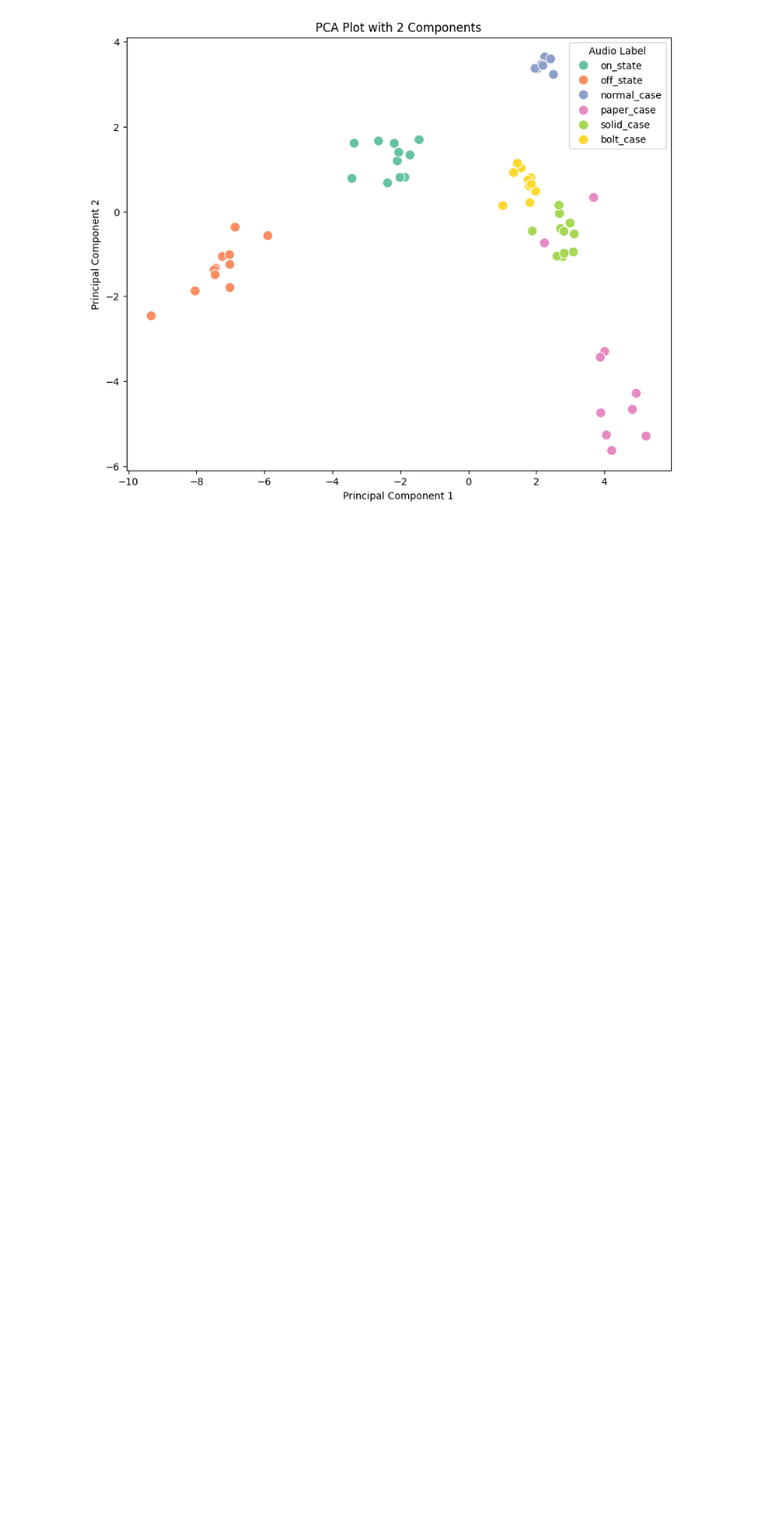
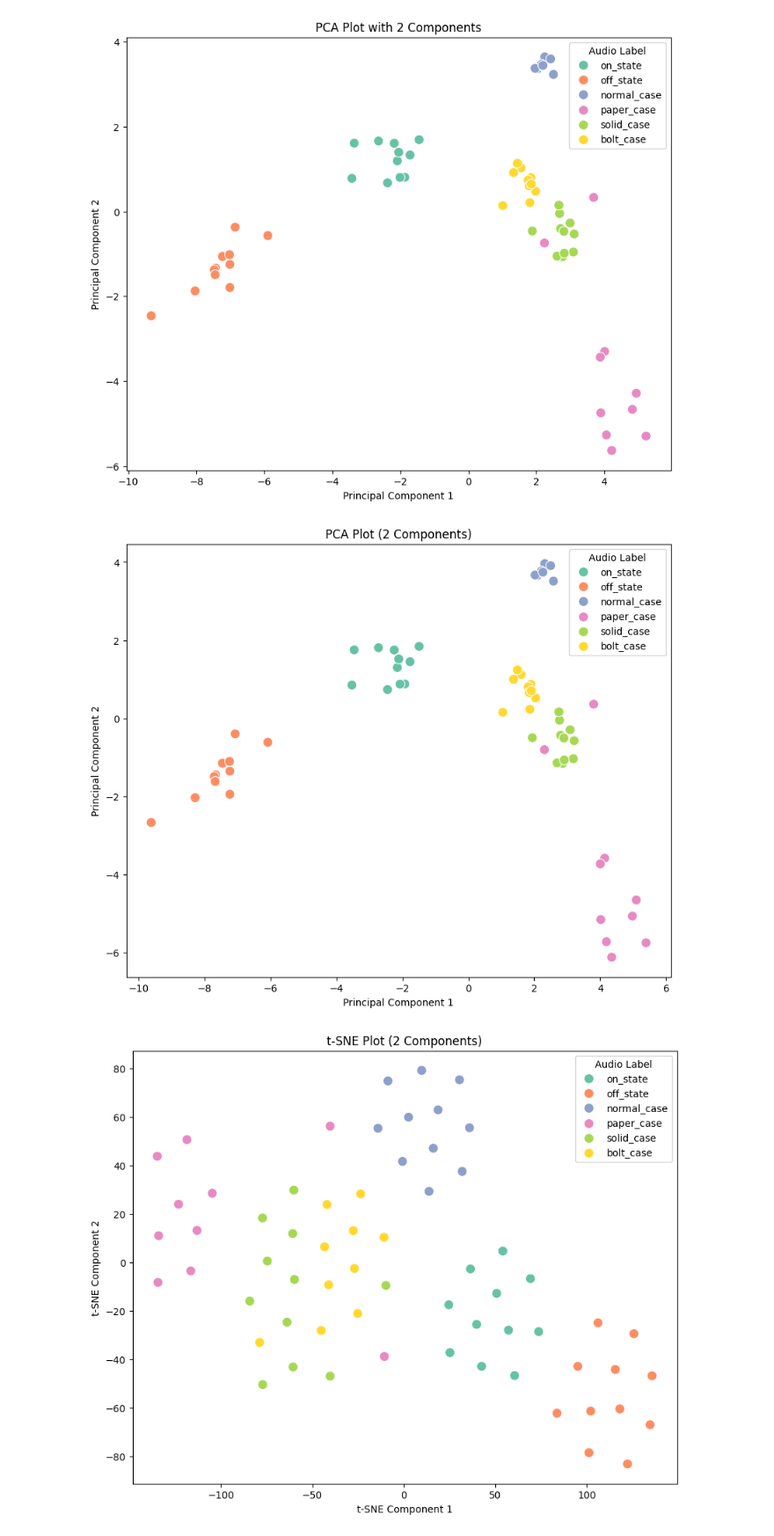
Before and after one commit to Ravikiran-Bhonagiri/Feature-Engineering, a Jupyter notebook: Audio_Features_Exploratory_Analysis.ipynb, the cells around one changed output. Shown at 88% size. Drawn from its saved outputs; the diff is of its cells as text; code cells hidden in the pictures; blank space fills up the shorter version.

```diff
--- a/Audio_Features_Exploratory_Analysis.ipynb
+++ b/Audio_Features_Exploratory_Analysis.ipynb
@@ -121,3 +121,74 @@ def fill_missing_and_plot_pca(df, feature='mean_pitch', n_components=2):
 fill_missing_and_plot_pca(df_features, feature='mean_pitch', n_components=2)
 # %% [output]
 [figure]
+# %%
+from sklearn.preprocessing import StandardScaler
+from sklearn.decomposition import PCA
+from sklearn.manifold import TSNE
+import seaborn as sns
+import matplotlib.pyplot as plt
+
+def perform_pca_tsne(df, feature='mean_pitch', n_components=2, perplexity=30, learning_rate=200):
+    """
+    Fill missing values, perform PCA and t-SNE, and plot both.
+
+    Parameters:
+        df (DataFrame): The input dataframe.
+        feature (str): The feature for which missing values should be filled.
+        n_components (int): Number of PCA/t-SNE components.
+        perplexity (int): Perplexity parameter for t-SNE.
+        learning_rate (float): Learning rate for t-SNE.
+    """
+    # Fill missing values with the mean of the 'audio_label' group
+    df[feature] = df.groupby('audio_label')[feature].transform(lambda x: x.fillna(x.mean()))
+
+    # Drop non-numeric columns for PCA and t-SNE
+    df_data = df.drop(columns=['audio_file'], errors='ignore')
+
+    # Normalize the features (excluding audio_label)
+    scaler = StandardScaler()
+    normalized_data = scaler.fit_transform(df_data.drop(columns=['audio_label'], errors='ignore'))
+
+    # Perform PCA for comparison
+    pca = PCA(n_components=n_components)
+    pca_features = pca.fit_transform(normalized_data)
+    df['pca_1'] = pca_features[:, 0]
+    df['pca_2'] = pca_features[:, 1]
+
+    # Perform t-SNE
+    tsne = TSNE(n_components=n_components, perplexity=perplexity, learning_rate=learning_rate, random_state=42)
+    tsne_features = tsne.fit_transform(normalized_data)
+    df['tsne_1'] = tsne_features[:, 0]
+    df['tsne_2'] = tsne_features[:, 1]
+
+    # Plot PCA
+    plt.figure(figsize=(10, 8))
+    sns.scatterplot(
+        x='pca_1', y='pca_2',
+        hue='audio_label',
+        data=df, palette='Set2', s=100
+    )
+    plt.title('PCA Plot (2 Components)')
+    plt.xlabel('Principal Component 1')
+    plt.ylabel('Principal Component 2')
+    plt.legend(title='Audio Label', loc='upper right')
+    plt.show()
+
+    # Plot t-SNE
+    plt.figure(figsize=(10, 8))
+    sns.scatterplot(
+        x='tsne_1', y='tsne_2',
+        hue='audio_label',
+        data=df, palette='Set2', s=100
+    )
+    plt.title('t-SNE Plot (2 Components)')
+    plt.xlabel('t-SNE Component 1')
+    plt.ylabel('t-SNE Component 2')
+    plt.legend(title='Audio Label', loc='upper right')
+    plt.show()
+
+# Perform PCA and t-SNE
+perform_pca_tsne(df_features, feature='mean_pitch', n_components=2, perplexity=30, learning_rate=200)
+# %% [output]
+[figure, added]
+[figure, added]
```
